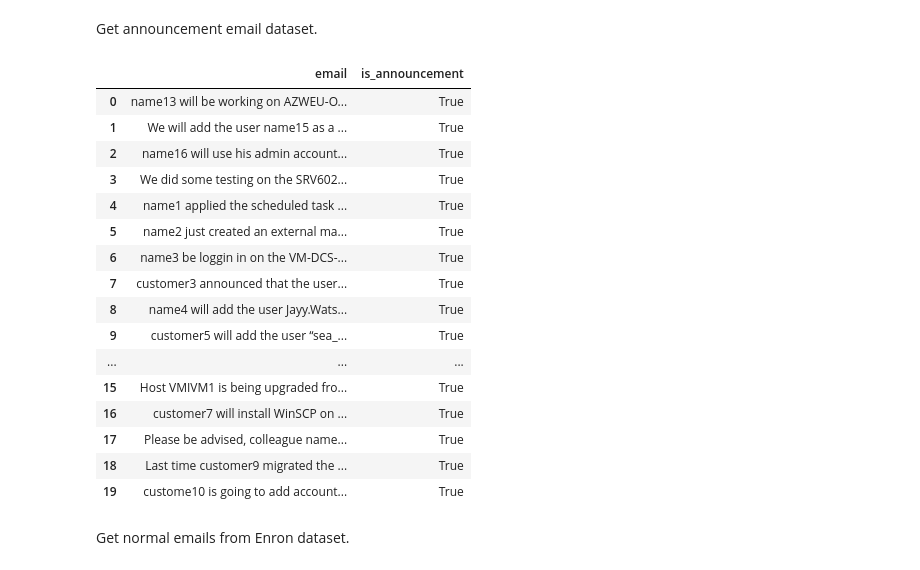
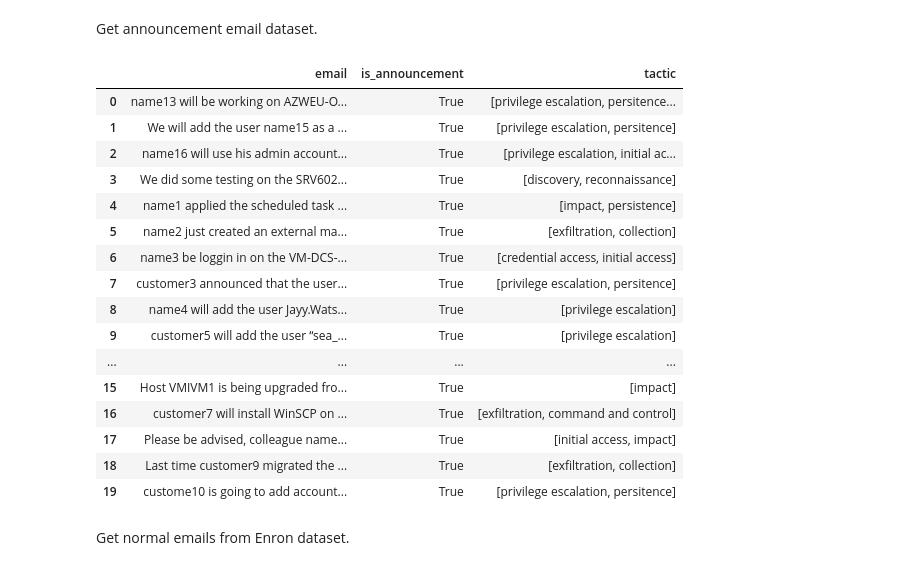
Before and after one commit to PascalNB/llm-triage-automation, a Jupyter notebook: dataNscripts/llm-triage-automation.ipynb, the cells around one changed output. Drawn from its saved outputs; the diff is of its cells as text; code cells hidden in the pictures.

```diff
--- a/dataNscripts/llm-triage-automation.ipynb
+++ b/dataNscripts/llm-triage-automation.ipynb
@@ -285,28 +325,27 @@ detect_email_announcement_prompts: dict[str, PromptGenerator] = {
 # %% [markdown]
 Get announcement email dataset.
 # %%
-announcement_emails = pd.read_excel('data/announcement_emails.xlsx') \
-    .rename(columns={'cleaned_email_body': 'email'})[['email']]
-announcement_emails['is_announcement'] = True
+announcement_emails = pd.read_excel('data/announcement_emails.xlsx')
+announcement_emails['tactic'] = announcement_emails['tactic'].apply(lambda t: re.split(', ?', t))
 announcement_emails
 # %% [output]
-|  | email | is_announcement |
-| 0 | name13 will be working on AZWEU-O... | True |
-| 1 | We will add the user name15 as a ... | True |
-| 2 | name16 will use his admin account... | True |
-| 3 | We did some testing on the SRV602... | True |
-| 4 | name1 applied the scheduled task ... | True |
-| 5 | name2 just created an external ma... | True |
-| 6 | name3 be loggin in on the VM-DCS-... | True |
-| 7 | customer3 announced that the user... | True |
-| 8 | name4 will add the user Jayy.Wats... | True |
-| 9 | customer5 will add the user “sea_... | True |
-| ... | ... | ... |
-| 15 | Host VMIVM1 is being upgraded fro... | True |
-| 16 | customer7 will install WinSCP on ... | True |
-| 17 | Please be advised, colleague name... | True |
-| 18 | Last time customer9 migrated the ... | True |
-| 19 | custome10 is going to add account... | True |
+|  | email | is_announcement | tactic |
+| 0 | name13 will be working on AZWEU-O... | True | [privilege escalation, persitence... |
+| 1 | We will add the user name15 as a ... | True | [privilege escalation, persitence] |
+| 2 | name16 will use his admin account... | True | [privilege escalation, initial ac... |
+| 3 | We did some testing on the SRV602... | True | [discovery, reconnaissance] |
+| 4 | name1 applied the scheduled task ... | True | [impact, persistence] |
+| 5 | name2 just created an external ma... | True | [exfiltration, collection] |
+| 6 | name3 be loggin in on the VM-DCS-... | True | [credential access, initial access] |
+| 7 | customer3 announced that the user... | True | [privilege escalation, persitence] |
+| 8 | name4 will add the user Jayy.Wats... | True | [privilege escalation] |
+| 9 | customer5 will add the user “sea_... | True | [privilege escalation] |
+| ... | ... | ... | ... |
+| 15 | Host VMIVM1 is being upgraded fro... | True | [impact] |
+| 16 | customer7 will install WinSCP on ... | True | [exfiltration, command and control] |
+| 17 | Please be advised, colleague name... | True | [initial access, impact] |
+| 18 | Last time customer9 migrated the ... | True | [exfiltration, collection] |
+| 19 | custome10 is going to add account... | True | [privilege escalation, persitence] |
 # %% [markdown]
 Get normal emails from Enron dataset.
 # %%
```
Also changed, not shown: parts of 15 cells of this notebook, 5 other files.
